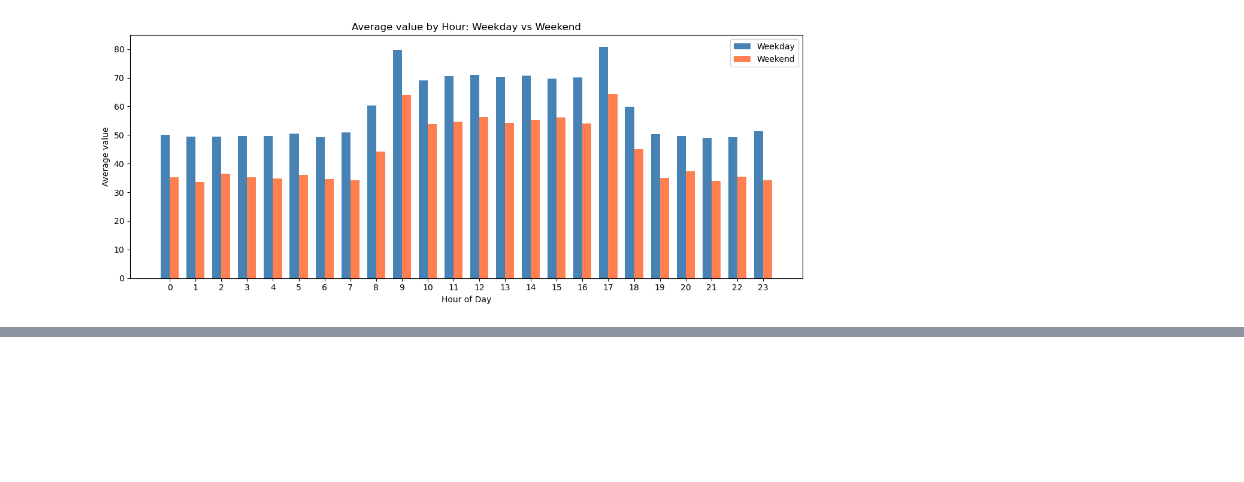
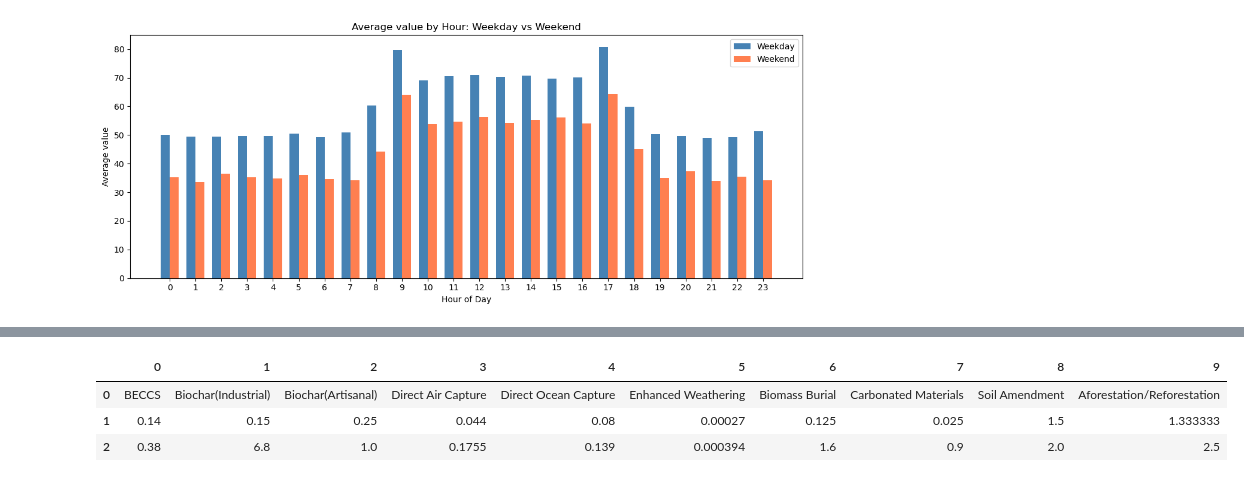
Before and after one commit to kingchalapati/Masters-Project, a Jupyter notebook: testing.ipynb, the cells around one changed output, grey strips where cells are left out. Cells and saved outputs as stored; diff of their text form; code cells hidden in the pictures; blank space fills up the shorter version.

```diff
--- a/testing.ipynb
+++ b/testing.ipynb
@@ -160,0 +190,7 @@ summary.to_excel('hourly_summary.xlsx', index=False)
+# %%
+display(ppt_pa_df)
+# %% [output]
+|  | 0 | 1 | 2 | 3 | 4 | 5 | 6 | 7 | 8 | 9 |
+| 0 | BECCS | Biochar(Industrial) | Biochar(Artisanal) | Direct Air Capture | Direct Ocean Capture | Enhanced Weathering | Biomass Burial | Carbonated Materials | Soil Amendment | Aforestation/Reforestation |
+| 1 | 0.14 | 0.15 | 0.25 | 0.044 | 0.08 | 0.00027 | 0.125 | 0.025 | 1.5 | 1.333333 |
+| 2 | 0.38 | 6.8 | 1.0 | 0.1755 | 0.139 | 0.000394 | 1.6 | 0.9 | 2.0 | 2.5 |
```
Also changed, not shown: parts of 1 cell of this notebook, 21 other files.
